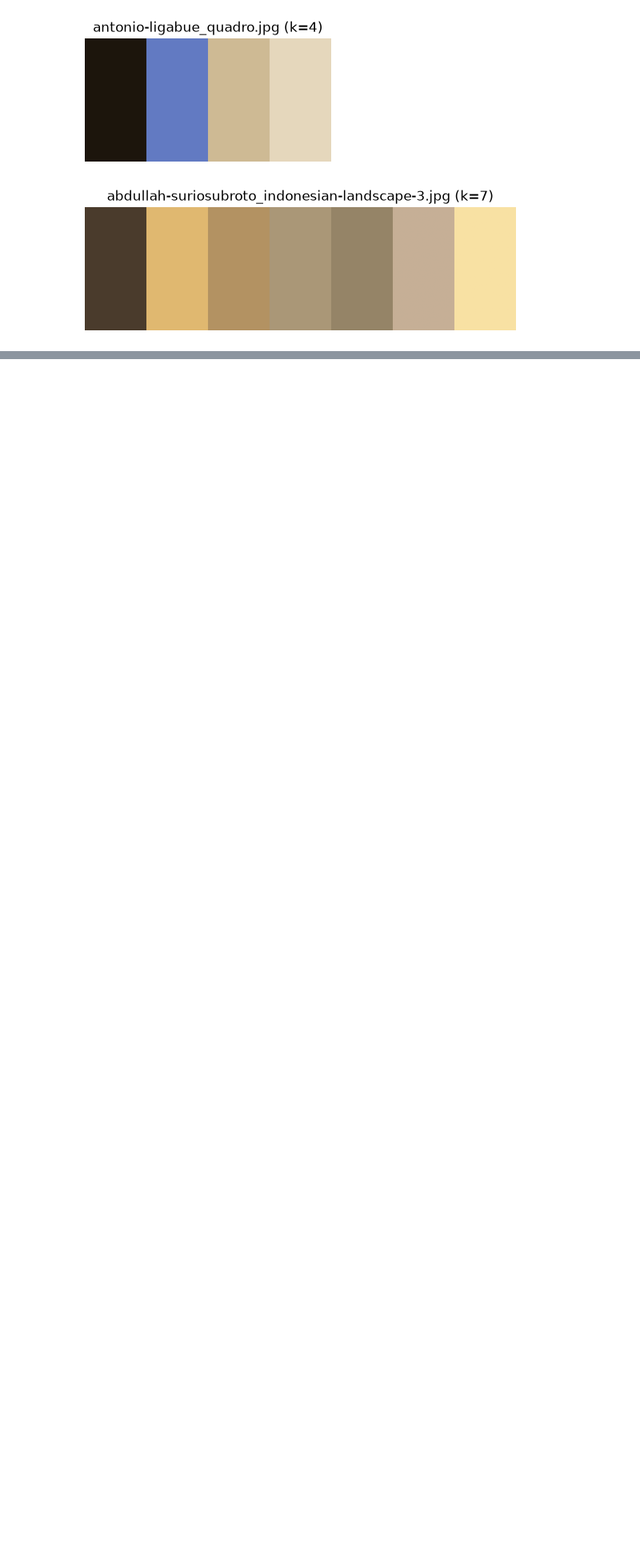
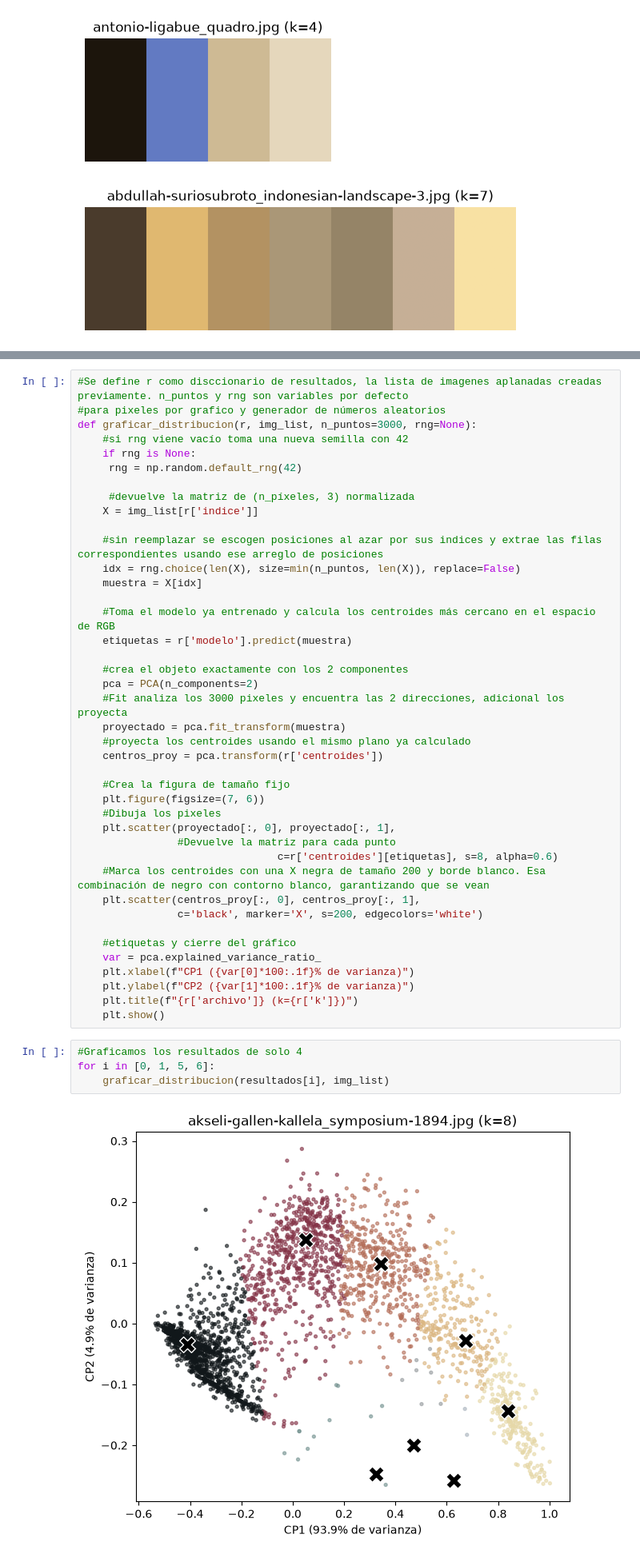
Before and after one commit to dacors-m/no-supervised-ml, a Jupyter notebook: color-palette.ipynb, the cells around one changed output, grey strips where cells are left out. Shown at 80% size. Drawn from its saved outputs; the diff is of its cells as text; blank space fills up the shorter version.

```diff
--- a/color-palette.ipynb
+++ b/color-palette.ipynb
@@ -315,0 +322,47 @@ for r in resultados:
+# %%
+#Se define r como disccionario de resultados, la lista de imagenes aplanadas creadas previamente. n_puntos y rng son variables por defecto
+#para pixeles por grafico y generador de números aleatorios
+def graficar_distribucion(r, img_list, n_puntos=3000, rng=None):
+    #si rng viene vacío toma una nueva semilla con 42
+    if rng is None:
+     rng = np.random.default_rng(42)
+
+     #devuelve la matriz de (n_píxeles, 3) normalizada
+    X = img_list[r['indice']]
+
+    #sin reemplazar se escogen posiciones al azar por sus indices y extrae las filas correspondientes usando ese arreglo de posiciones
+    idx = rng.choice(len(X), size=min(n_puntos, len(X)), replace=False)
+    muestra = X[idx]
+
+    #Toma el modelo ya entrenado y calcula los centroides más cercano en el espacio de RGB
+    etiquetas = r['modelo'].predict(muestra)
+
+    #crea el objeto exactamente con los 2 componentes
+    pca = PCA(n_components=2)
+    #Fit analiza los 3000 pixeles y encuentra las 2 direcciones, adicional los proyecta
+    proyectado = pca.fit_transform(muestra)
+    #proyecta los centroides usando el mismo plano ya calculado
+    centros_proy = pca.transform(r['centroides'])
+
+    #Crea la figura de tamaño fijo
+    plt.figure(figsize=(7, 6))
+    #Dibuja los pixeles
+    plt.scatter(proyectado[:, 0], proyectado[:, 1],
+                #Devuelve la matriz para cada punto
+                                c=r['centroides'][etiquetas], s=8, alpha=0.6)
+    #Marca los centroides con una X negra de tamaño 200 y borde blanco. Esa combinación de negro con contorno blanco, garantizando que se vean
+    plt.scatter(centros_proy[:, 0], centros_proy[:, 1],
+                c='black', marker='X', s=200, edgecolors='white')
+
+    #etiquetas y cierre del gráfico
+    var = pca.explained_variance_ratio_
+    plt.xlabel(f"CP1 ({var[0]*100:.1f}% de varianza)")
+    plt.ylabel(f"CP2 ({var[1]*100:.1f}% de varianza)")
+    plt.title(f"{r['archivo']} (k={r['k']})")
+    plt.show()
+# %%
+#Graficamos los resultados de solo 4
+for i in [0, 1, 5, 6]:
+    graficar_distribucion(resultados[i], img_list)
+# %% [output]
+[figure, added]
```
Also changed, not shown: parts of 5 cells of this notebook.
